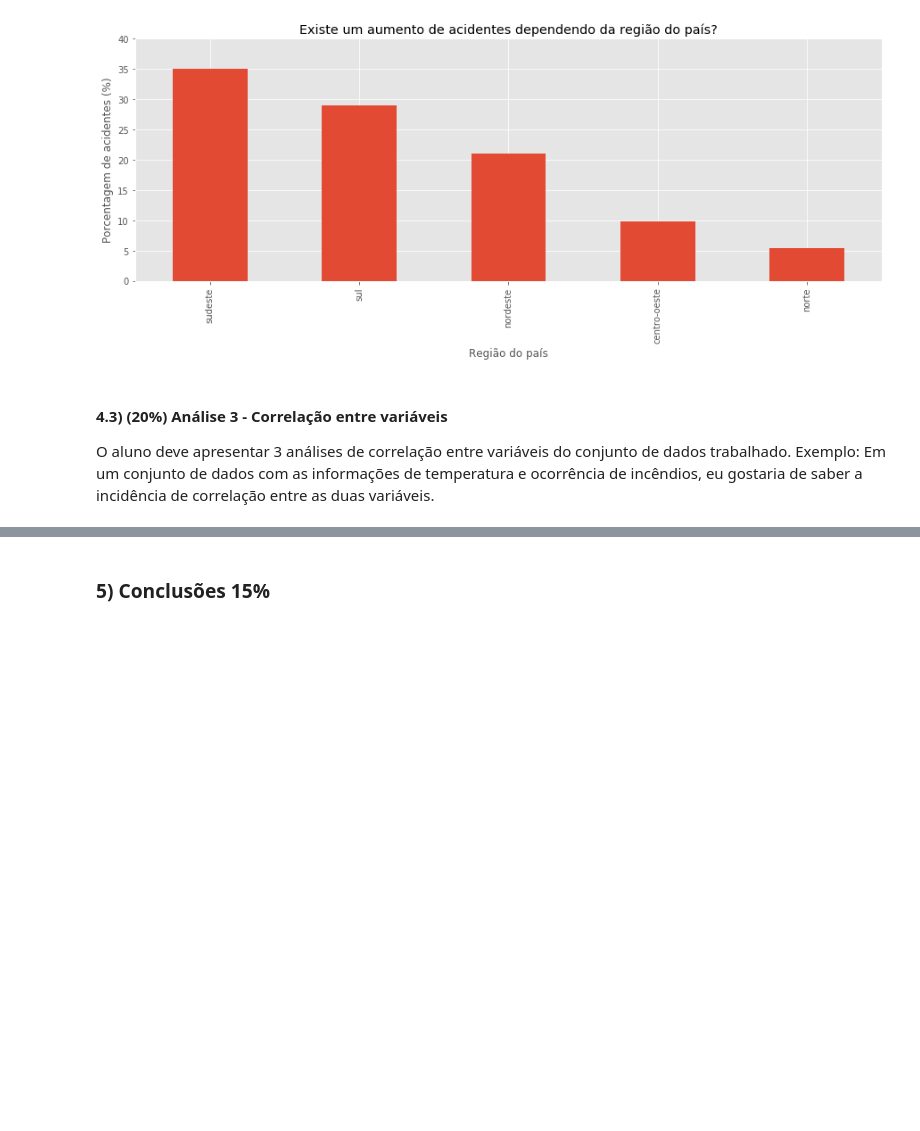
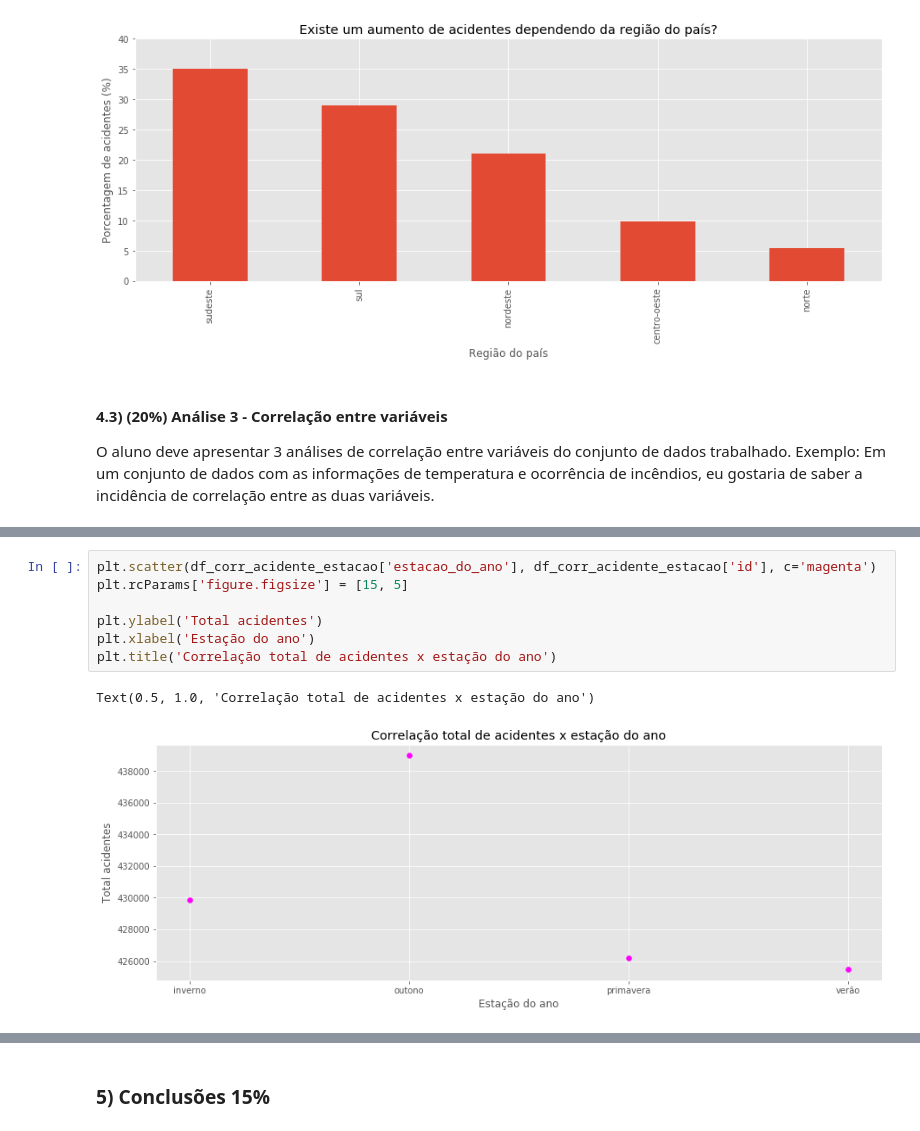
Before and after one commit to LilianeAquino/aed_projeto_1, a Jupyter notebook: template.ipynb, the cells around one changed output, grey strips where cells are left out. Saved outputs shown, nothing was run; the diff lists cells and outputs as text; blank space fills up the shorter version.

```diff
--- a/template.ipynb
+++ b/template.ipynb
@@ -483,0 +511,10 @@ df_2007_2018['mortos'].corr(df_2007_2018['veiculos'])
+# %%
+plt.scatter(df_corr_acidente_estacao['estacao_do_ano'], df_corr_acidente_estacao['id'], c='magenta')
+plt.rcParams['figure.figsize'] = [15, 5]
+
+plt.ylabel('Total acidentes')
+plt.xlabel('Estação do ano')
+plt.title('Correlação total de acidentes x estação do ano')
+# %% [output]
+Text(0.5, 1.0, 'Correlação total de acidentes x estação do ano')
+[figure, added]
```
Also changed, not shown: parts of 13 cells of this notebook.
